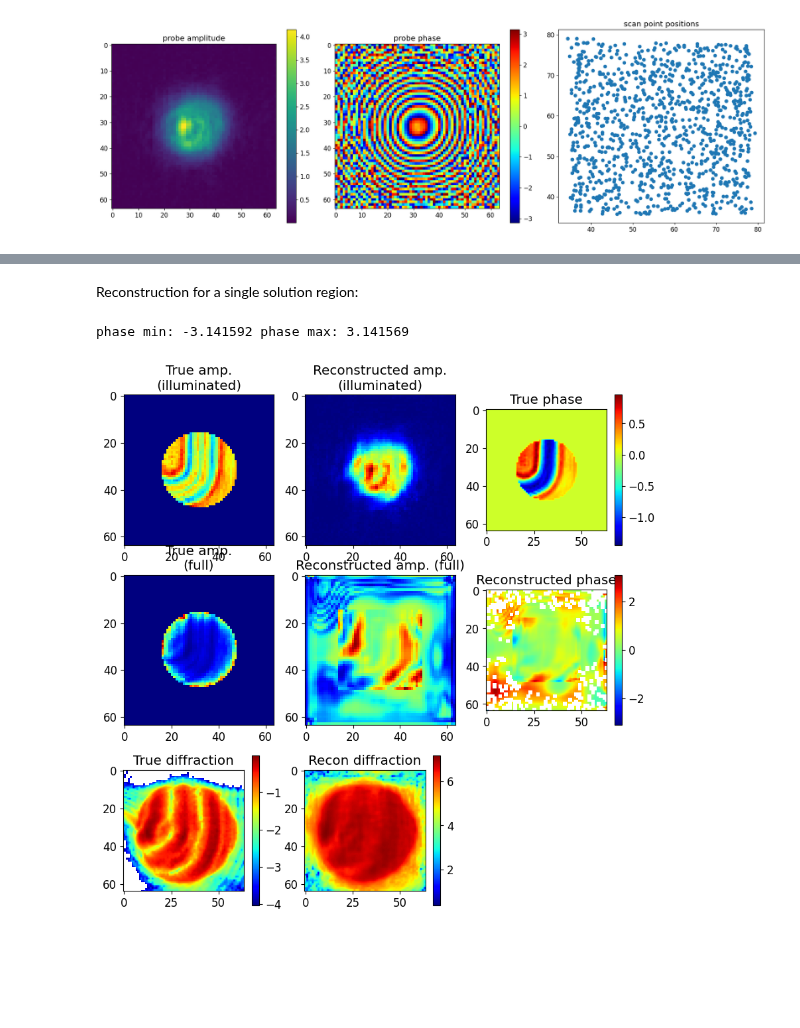
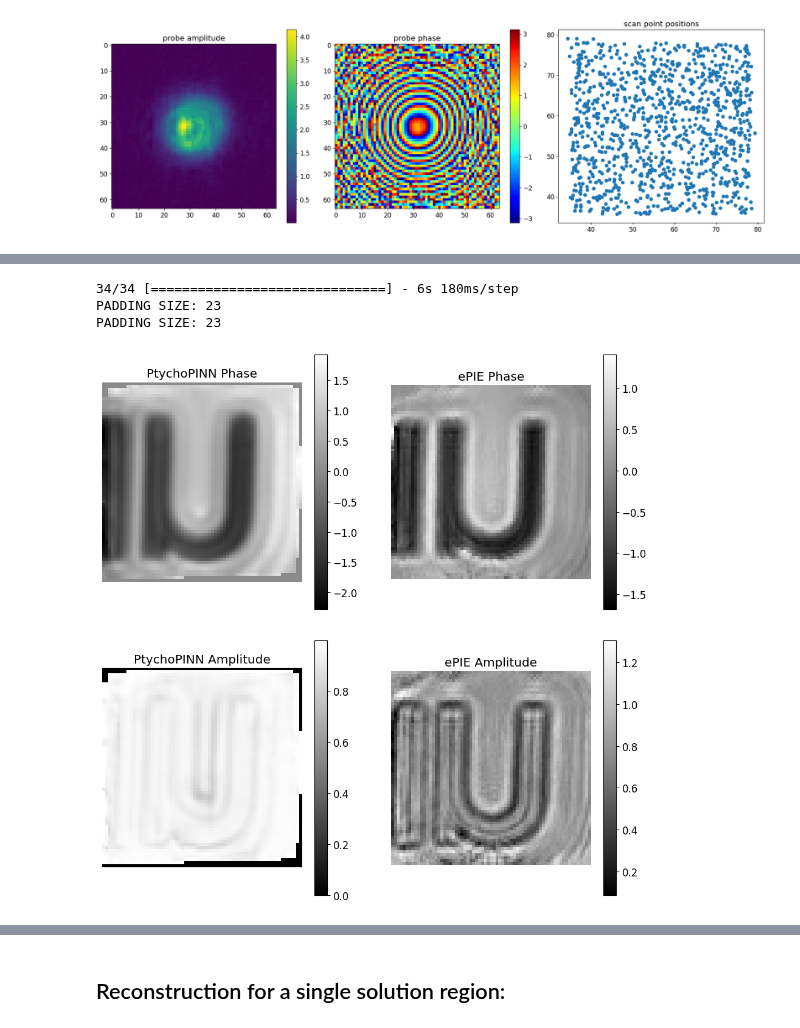
Before and after one commit to hoidn/PtychoPINN, a Jupyter notebook: notebooks/non_grid_CDI_example.ipynb, the cells around one changed output, grey strips where cells are left out. Drawn from its saved outputs; the diff is of its cells as text; code cells hidden in the pictures; blank space fills up the shorter version.

```diff
--- a/notebooks/non_grid_CDI_example.ipynb
+++ b/notebooks/non_grid_CDI_example.ipynb
@@ -414,0 +215,20 @@ Wall time: 6.6 s
+# %%
+%%time
+obj_tensor_full, global_offsets = reconstruct_image(test_data)
+obj_image = hh.reassemble_position(obj_tensor_full, global_offsets[:, :, :, :], M = 20)
+
+recon_amp_ptychopinn = np.absolute(obj_image)
+recon_phase_ptychopinn = np.angle(obj_image)
+
+ptycho_pinn_phase = recon_phase_ptychopinn[..., 0]
+ptycho_pinn_amplitude = recon_amp_ptychopinn[..., 0]
+
+epie_phase = crop_to_non_uniform_region_with_buffer(np.angle(obj['objectGuess']), buffer=-20)
+epie_amplitude = crop_to_non_uniform_region_with_buffer(np.absolute(obj['objectGuess']), buffer=-20)
+
+mk_epie_comparison2x2(ptycho_pinn_phase, epie_phase, ptycho_pinn_amplitude,epie_amplitude)
+# %% [output]
+34/34 [==============================] - 6s 180ms/step
+PADDING SIZE: 23
+PADDING SIZE: 23
+[figure, added]
@@ -415,11 +237,2 @@ Wall time: 6.6 s
 # %% [markdown]
-Reconstruction for a single solution region:
+## Reconstruction for a single solution region:
-# %%
-i = 200
-from ptycho import evaluation
-evaluation.summarize(i, pred_amp + 1, reconstructed_obj, X_test, Y_I_test, Y_phi_test,
-                     np.absolute(p.get('probe')[:, :, 0, 0]), 0,
-                    crop = False);
-# %% [output]
-phase min: -3.141592 phase max: 3.141569
-[figure, removed]
```
Also changed, not shown: parts of 19 cells of this notebook, 1 other file.
